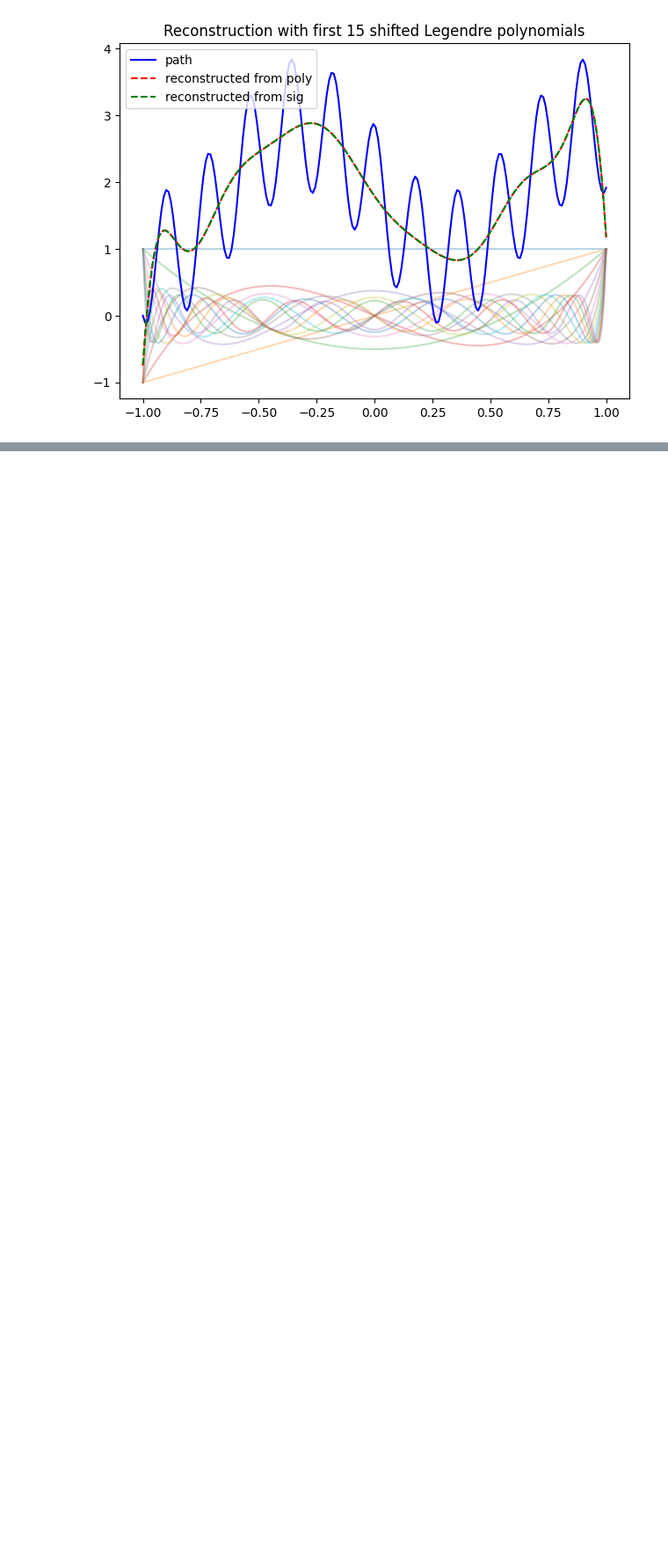
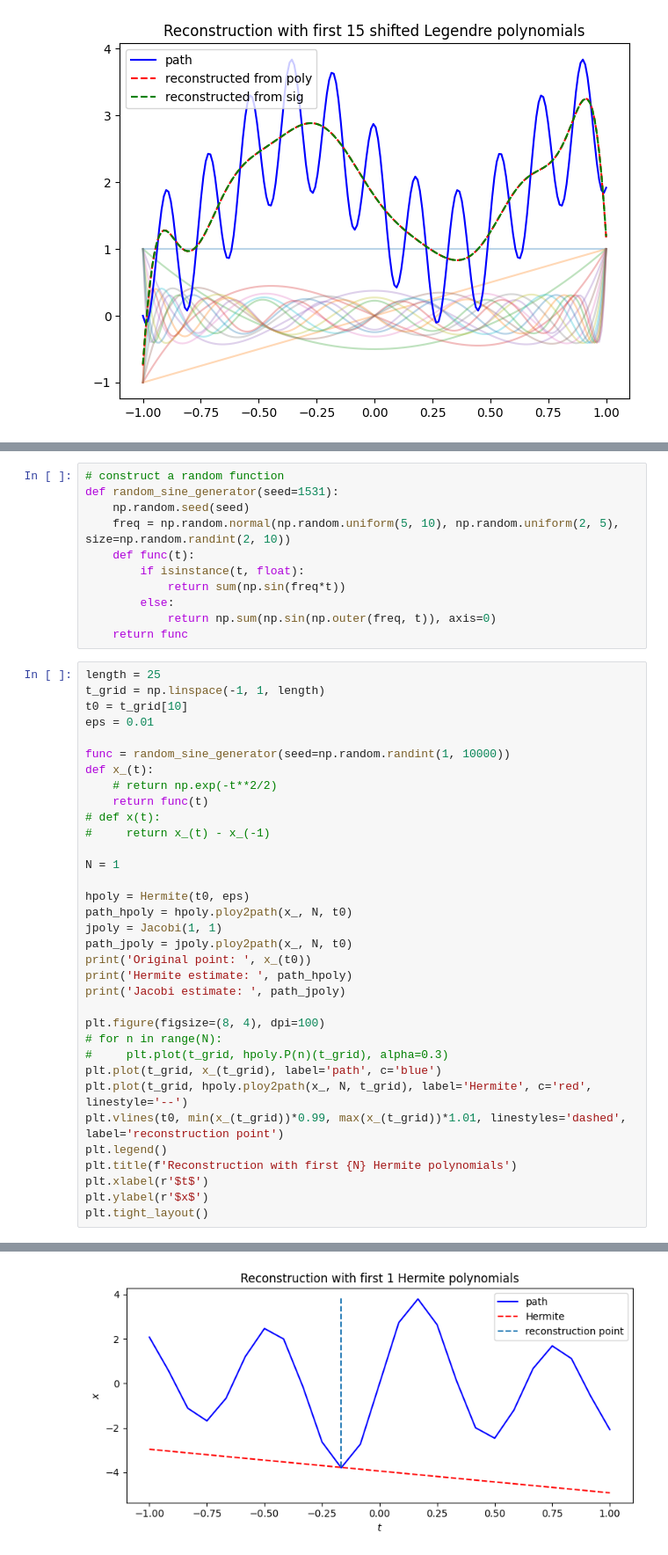
Before and after one commit to Zhuoyue-Huang/M3R-signature-inversion, a Jupyter notebook: sig_ortho_polys.ipynb, the cells around one changed output, grey strips where cells are left out. Shown at 88% size. Saved outputs shown, nothing was run; the diff lists cells and outputs as text; blank space fills up the shorter version.

Commit message:
point-wise path reconstruction by signature

```diff
--- a/sig_ortho_polys.ipynb
+++ b/sig_ortho_polys.ipynb
@@ -208,0 +97,46 @@ plt.tight_layout()
+# %%
+# construct a random function
+def random_sine_generator(seed=1531):
+    np.random.seed(seed)
+    freq = np.random.normal(np.random.uniform(5, 10), np.random.uniform(2, 5), size=np.random.randint(2, 10))
+    def func(t):
+        if isinstance(t, float):
+            return sum(np.sin(freq*t))
+        else:
+            return np.sum(np.sin(np.outer(freq, t)), axis=0)
+    return func
+# %%
+length = 25
+t_grid = np.linspace(-1, 1, length)
+t0 = t_grid[10]
+eps = 0.01
+
+func = random_sine_generator(seed=np.random.randint(1, 10000))
+def x_(t):
+    # return np.exp(-t**2/2)
+    return func(t)
+# def x(t):
+#     return x_(t) - x_(-1)
+
+N = 1
+
+hpoly = Hermite(t0, eps)
+path_hpoly = hpoly.ploy2path(x_, N, t0)
+jpoly = Jacobi(1, 1)
+path_jpoly = jpoly.ploy2path(x_, N, t0)
+print('Original point: ', x_(t0))
+print('Hermite estimate: ', path_hpoly)
+print('Jacobi estimate: ', path_jpoly)
+
+plt.figure(figsize=(8, 4), dpi=100)
+# for n in range(N):
+#     plt.plot(t_grid, hpoly.P(n)(t_grid), alpha=0.3)
+plt.plot(t_grid, x_(t_grid), label='path', c='blue')
+plt.plot(t_grid, hpoly.ploy2path(x_, N, t_grid), label='Hermite', c='red', linestyle='--')
+plt.vlines(t0, min(x_(t_grid))*0.99, max(x_(t_grid))*1.01, linestyles='dashed', label='reconstruction point')
+plt.legend()
+plt.title(f'Reconstruction with first {N} Hermite polynomials')
+plt.xlabel(r'$t$')
+plt.ylabel(r'$x$')
+plt.tight_layout()
+# %% [output]
@@ -208,0 +146 @@ plt.tight_layout()
+[figure, added]
```
Also changed, not shown: parts of 16 cells of this notebook, 1 other file.
